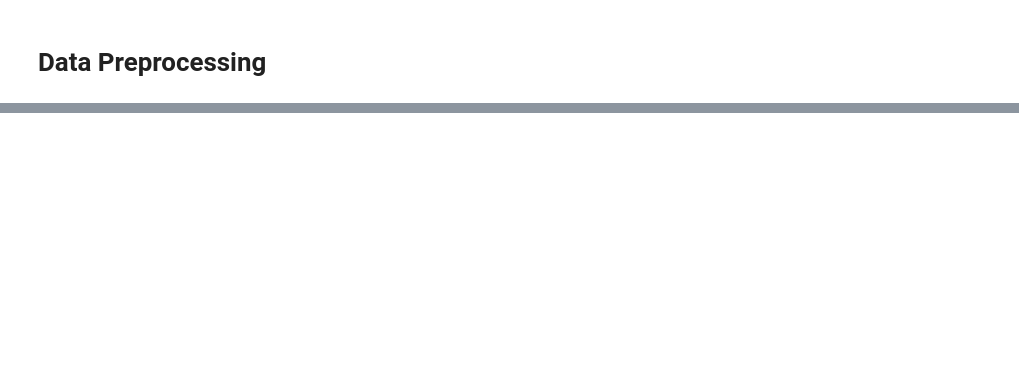
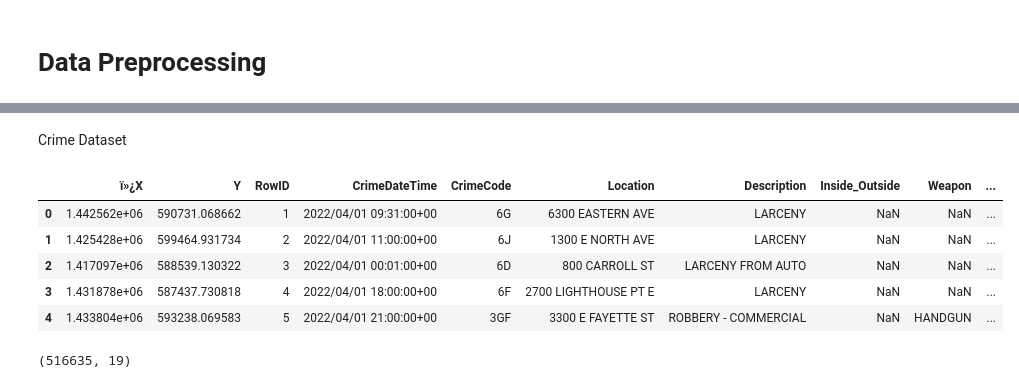
Before and after one commit to fNatal/CSACP-Project, a Jupyter notebook: DSGP_SVM_(2).ipynb, the cells around one changed output, grey strips where cells are left out. Cells and saved outputs as stored; diff of their text form; code cells hidden in the pictures; blank space fills up the shorter version.

```diff
--- a/DSGP_SVM_(2).ipynb
+++ b/DSGP_SVM_(2).ipynb
@@ -120,0 +10,2 @@ Data columns (total 8 columns):
+# %% [markdown]
+Crime Dataset
@@ -120,0 +15,17 @@ Data columns (total 8 columns):
+# %%
+#Load relevant datasets
+crime_data_path = "/content/drive/MyDrive/DSGP/Baltimore_Part1_Crime_data.csv"
+crime_data = pd.read_csv(crime_data_path, encoding = "latin-1")
+crime_data.head()
+# %% [output]
+|  | ï»¿X | Y | RowID | CrimeDateTime | CrimeCode | Location | Description | Inside_Outside | Weapon | ... |
+| 0 | 1.442562e+06 | 590731.068662 | 1 | 2022/04/01 09:31:00+00 | 6G | 6300 EASTERN AVE | LARCENY | NaN | NaN | ... |
+| 1 | 1.425428e+06 | 599464.931734 | 2 | 2022/04/01 11:00:00+00 | 6J | 1300 E NORTH AVE | LARCENY | NaN | NaN | ... |
+| 2 | 1.417097e+06 | 588539.130322 | 3 | 2022/04/01 00:01:00+00 | 6D | 800 CARROLL ST | LARCENY FROM AUTO | NaN | NaN | ... |
+| 3 | 1.431878e+06 | 587437.730818 | 4 | 2022/04/01 18:00:00+00 | 6F | 2700 LIGHTHOUSE PT E | LARCENY | NaN | NaN | ... |
+| 4 | 1.433804e+06 | 593238.069583 | 5 | 2022/04/01 21:00:00+00 | 3GF | 3300 E FAYETTE ST | ROBBERY - COMMERCIAL | NaN | HANDGUN | ... |
+# %%
+# Identifying shape of the dataset
+crime_data.shape
+# %% [output]
+(516635, 19)
```
Also changed, not shown: parts of 39 cells of this notebook.
